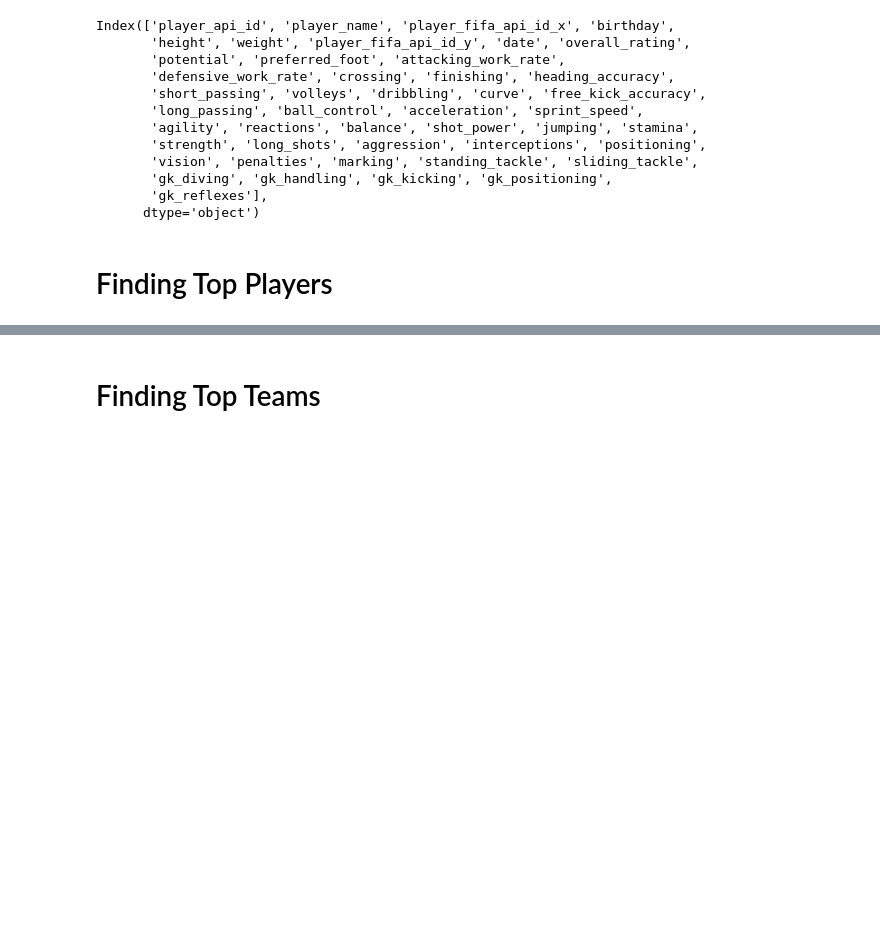
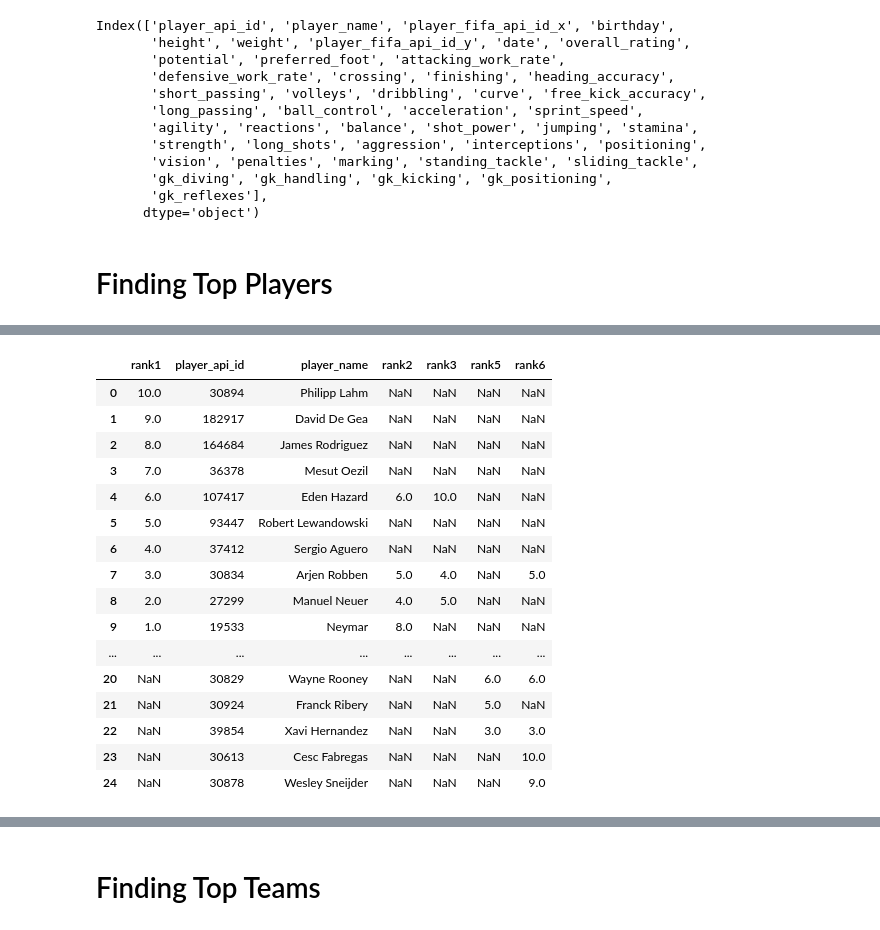
Before and after one commit to abhiksark/Udacity-DataAnalyst-Nanodegree, a Jupyter notebook: football_analysis/Updated_EDA.ipynb, the cells around one changed output, grey strips where cells are left out. Saved outputs shown, nothing was run; the diff lists cells and outputs as text; code cells hidden in the pictures; blank space fills up the shorter version.

```diff
--- a/football_analysis/Updated_EDA.ipynb
+++ b/football_analysis/Updated_EDA.ipynb
@@ -250,0 +225,9 @@ top_N_players(df_comb_player,2014)
+# %%
+top_N_players(df_comb_player,2015)
+df = top_N_players(df_comb_player,2015)[['player_name']]
+df.reset_index(level=0, inplace=True)
+df.index = range(len(df.index),0,-1)
+df.reset_index(level=0, inplace=True)
+df.rename( columns={"index":"rank2"},inplace=True)
+df_rank = pd.merge(df_rank,df,on=["player_api_id","player_name"],how='outer')
+df_rank
@@ -250,0 +252,9 @@ top_N_players(df_comb_player,2014)
+# %%
+top_N_players(df_comb_player,2014)
+df = top_N_players(df_comb_player,2014)[['player_name']]
+df.reset_index(level=0, inplace=True)
+df.index = range(len(df.index),0,-1)
+df.reset_index(level=0, inplace=True)
+df.rename( columns={"index":"rank3"},inplace=True)
+df_rank = pd.merge(df_rank,df,on=["player_api_id","player_name"],how='outer')
+df_rank
@@ -250,0 +299,9 @@ top_N_players(df_comb_player,2014)
+# %%
+top_N_players(df_comb_player,2012)
+df = top_N_players(df_comb_player,2012)[['player_name']]
+df.reset_index(level=0, inplace=True)
+df.index = range(len(df.index),0,-1)
+df.reset_index(level=0, inplace=True)
+df.rename( columns={"index":"rank5"},inplace=True)
+df_rank = pd.merge(df_rank,df,on=["player_api_id","player_name"],how='outer')
+df_rank
@@ -250,0 +326,27 @@ top_N_players(df_comb_player,2014)
+# %%
+top_N_players(df_comb_player,2011)
+df = top_N_players(df_comb_player,2011)[['player_name']]
+df.reset_index(level=0, inplace=True)
+df.index = range(len(df.index),0,-1)
+df.reset_index(level=0, inplace=True)
+df.rename( columns={"index":"rank6"},inplace=True)
+df_rank = pd.merge(df_rank,df,on=["player_api_id","player_name"],how='outer')
+df_rank
+# %% [output]
+|  | rank1 | player_api_id | player_name | rank2 | rank3 | rank5 | rank6 |
+| 0 | 10.0 | 30894 | Philipp Lahm | NaN | NaN | NaN | NaN |
+| 1 | 9.0 | 182917 | David De Gea | NaN | NaN | NaN | NaN |
+| 2 | 8.0 | 164684 | James Rodriguez | NaN | NaN | NaN | NaN |
+| 3 | 7.0 | 36378 | Mesut Oezil | NaN | NaN | NaN | NaN |
+| 4 | 6.0 | 107417 | Eden Hazard | 6.0 | 10.0 | NaN | NaN |
+| 5 | 5.0 | 93447 | Robert Lewandowski | NaN | NaN | NaN | NaN |
+| 6 | 4.0 | 37412 | Sergio Aguero | NaN | NaN | NaN | NaN |
+| 7 | 3.0 | 30834 | Arjen Robben | 5.0 | 4.0 | NaN | 5.0 |
+| 8 | 2.0 | 27299 | Manuel Neuer | 4.0 | 5.0 | NaN | NaN |
+| 9 | 1.0 | 19533 | Neymar | 8.0 | NaN | NaN | NaN |
+| ... | ... | ... | ... | ... | ... | ... | ... |
+| 20 | NaN | 30829 | Wayne Rooney | NaN | NaN | 6.0 | 6.0 |
+| 21 | NaN | 30924 | Franck Ribery | NaN | NaN | 5.0 | NaN |
+| 22 | NaN | 39854 | Xavi Hernandez | NaN | NaN | 3.0 | 3.0 |
+| 23 | NaN | 30613 | Cesc Fabregas | NaN | NaN | NaN | 10.0 |
+| 24 | NaN | 30878 | Wesley Sneijder | NaN | NaN | NaN | 9.0 |
```
Also changed, not shown: parts of 40 cells of this notebook.
